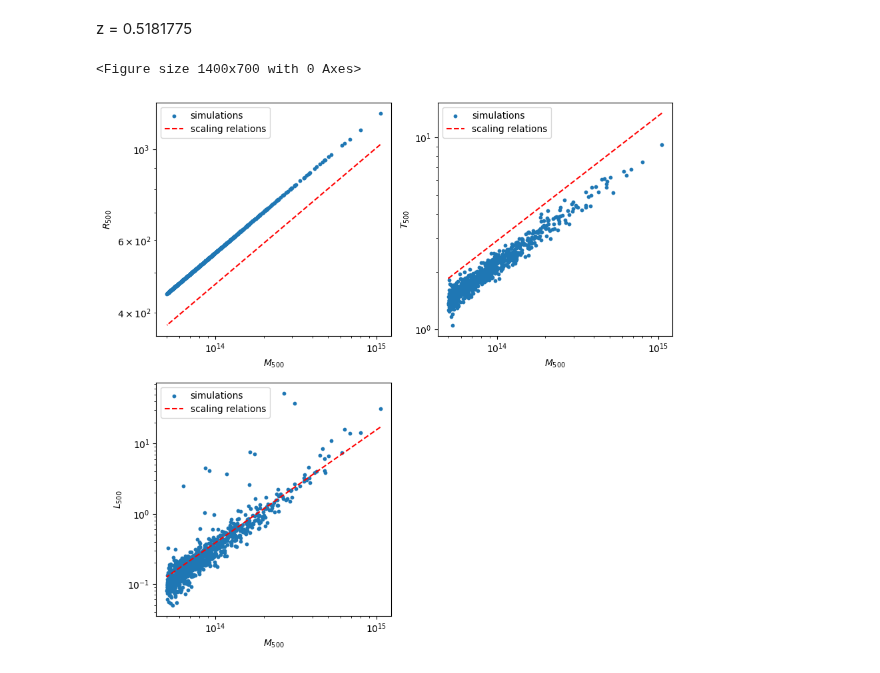
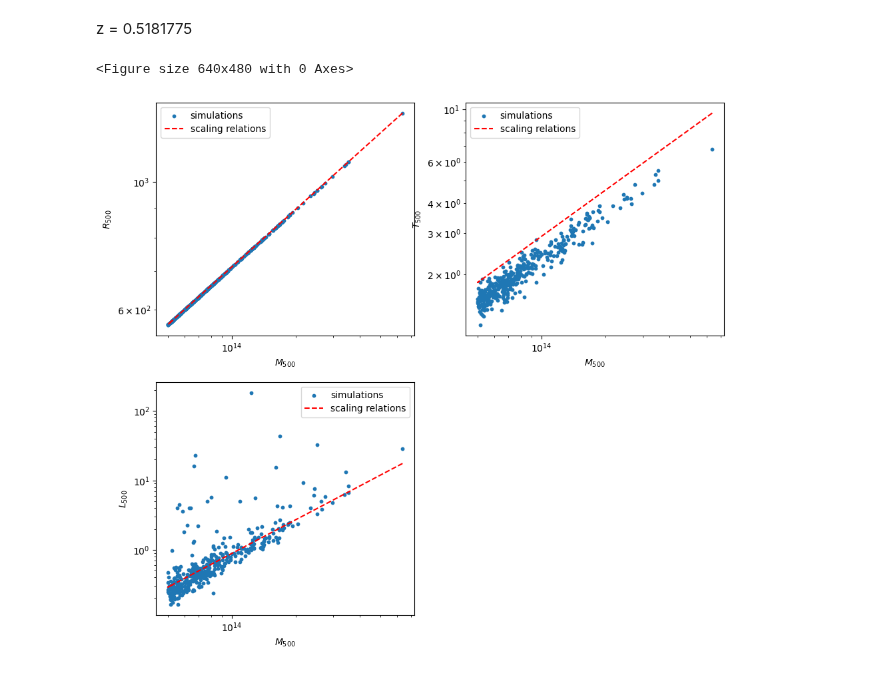
Before and after one commit to pi4imu/magneticum, a Jupyter notebook: mm_agn_clusters.ipynb, the cells around one changed output. Drawn from its saved outputs; the diff is of its cells as text; code cells hidden in the pictures.

```diff
--- a/mm_agn_clusters.ipynb
+++ b/mm_agn_clusters.ipynb
@@ -65,7 +64,7 @@ plt.show()
 # %% [markdown]
 # CLUSTERS
 # %%
-data_name = "../data/eROSITA_cluster_agn_box2hr/cluster_143.dat"
+data_name = "../data/eROSITA_cluster_agn_box2hr/cluster_092.dat"
 headers2 = ["ID",
             "x [kpc/h]",
             "y [kpc/h]",
@@ -122,45 +121,46 @@ z = 0.5181775
 # %%
 %run -i '../functions.py'
 
-plt.figure(figsize=(10, 10))
+plt.figure(figsize=(11, 10))
 
 M500s = table2["M500c [Msol/h]"]
 R500s = table2["R500c [kpc/h]"]
 T500s = table2["T_500c [keV]"]
 L500s = table2["Lx_500c [1e44 erg/s]"]
 
-R500s_rel = R500(M500s, 0.5181775)
-T500s_rel = T_X(M500s, 0.5181775)
-L500s_rel = L_X(M500s, 0.5181775, 0.704)
+zzz = [0.5181775]*len(M500s)
+R500s_rel = R500(M500s, zzz)
+T500s_rel = T_X(M500s, zzz)
+L500s_rel = L_X(M500s, zzz, 0.704)
 
 plt.subplot(221)
 plt.scatter(M500s, R500s, s=10, label = 'simulations')
 plt.plot(M500s, R500s_rel, color='red', linestyle='--', label = 'scaling relations')
 plt.xscale("log")
 plt.yscale("log")
 plt.xlabel("$M_{500}$")
 plt.ylabel("$R_{500}$")
 plt.legend()
 
 plt.subplot(222)
 plt.scatter(M500s, T500s, s=10, label = 'simulations')
 plt.plot(M500s, T500s_rel, color='red', linestyle='--', label = 'scaling relations')
 plt.xscale("log")
 plt.yscale("log")
 plt.xlabel("$M_{500}$")
 plt.ylabel("$T_{500}$")
 plt.legend()
 
 plt.subplot(223)
 plt.scatter(M500s, L500s, s=10, label = 'simulations')
 plt.plot(M500s, L500s_rel, color='red', linestyle='--', label = 'scaling relations')
 plt.xscale("log")
 plt.yscale("log")
 plt.xlabel("$M_{500}$")
 plt.ylabel("$L_{500}$")
 plt.legend()
 
 plt.show()
 # %% [output]
-<Figure size 1400x700 with 0 Axes>
+<Figure size 640x480 with 0 Axes>
-[figure, old version]
+[figure, new version]
```
Also changed, not shown: parts of 5 cells of this notebook, 3 other files.
